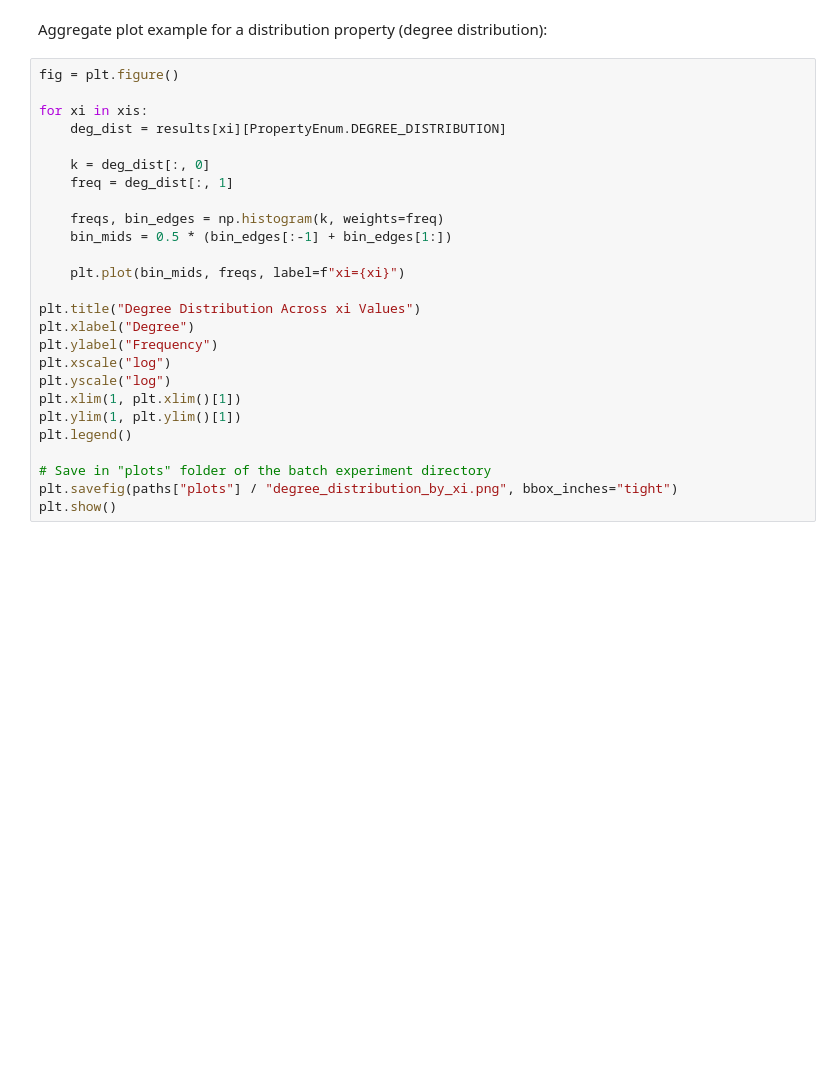
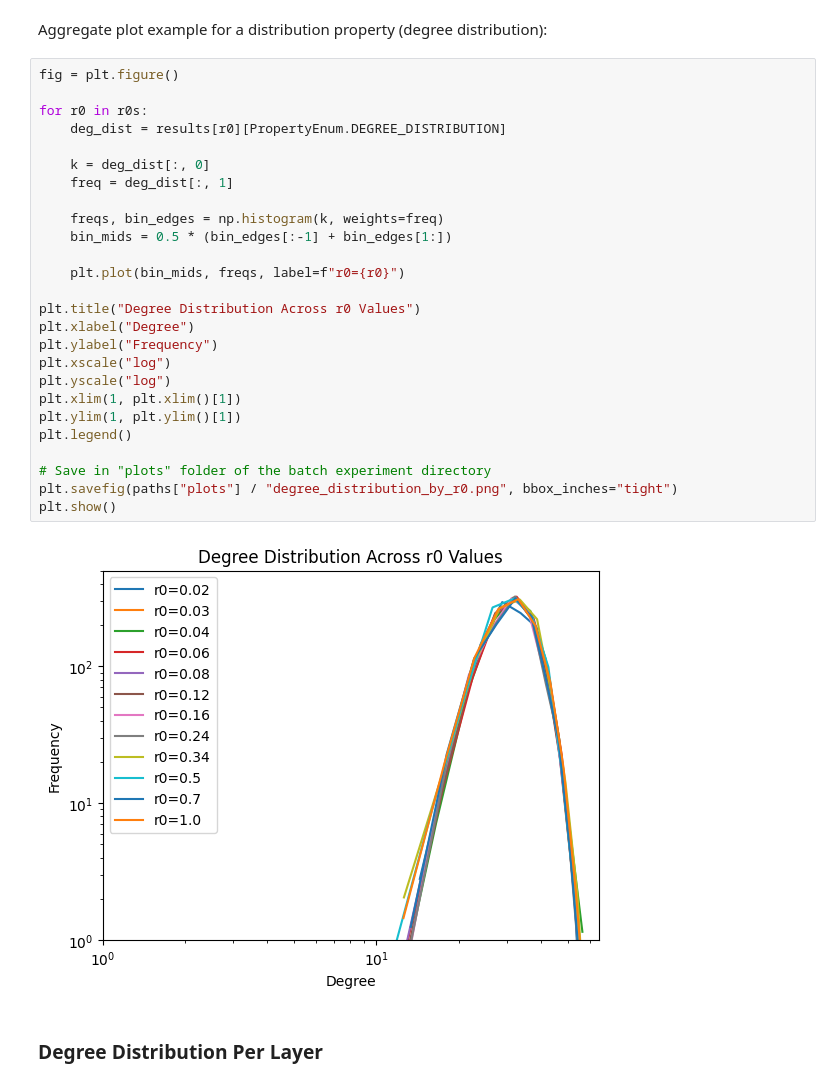
Before and after one commit to IrinaMonaEpure/MARS, a Jupyter notebook: notebooks/batch_experiment.ipynb, the cells around one changed output. Cells and saved outputs as stored; diff of their text form; blank space fills up the shorter version.

```diff
--- a/notebooks/batch_experiment.ipynb
+++ b/notebooks/batch_experiment.ipynb
@@ -88,26 +113,30 @@ Aggregate plot example for a distribution property (degree distribution):
 # %%
 fig = plt.figure()
 
-for xi in xis:
-    deg_dist = results[xi][PropertyEnum.DEGREE_DISTRIBUTION]
+for r0 in r0s:
+    deg_dist = results[r0][PropertyEnum.DEGREE_DISTRIBUTION]
 
     k = deg_dist[:, 0]
     freq = deg_dist[:, 1]
 
     freqs, bin_edges = np.histogram(k, weights=freq)
     bin_mids = 0.5 * (bin_edges[:-1] + bin_edges[1:])
 
-    plt.plot(bin_mids, freqs, label=f"xi={xi}")
+    plt.plot(bin_mids, freqs, label=f"r0={r0}")
 
-plt.title("Degree Distribution Across xi Values")
+plt.title("Degree Distribution Across r0 Values")
 plt.xlabel("Degree")
 plt.ylabel("Frequency")
 plt.xscale("log")
 plt.yscale("log")
 plt.xlim(1, plt.xlim()[1])
 plt.ylim(1, plt.ylim()[1])
 plt.legend()
 
 # Save in "plots" folder of the batch experiment directory
-plt.savefig(paths["plots"] / "degree_distribution_by_xi.png", bbox_inches="tight")
+plt.savefig(paths["plots"] / "degree_distribution_by_r0.png", bbox_inches="tight")
 plt.show()
+# %% [output]
+[figure, added]
+# %% [markdown]
+### Degree Distribution Per Layer
```
Also changed, not shown: parts of 13 cells of this notebook, 1 other file.
